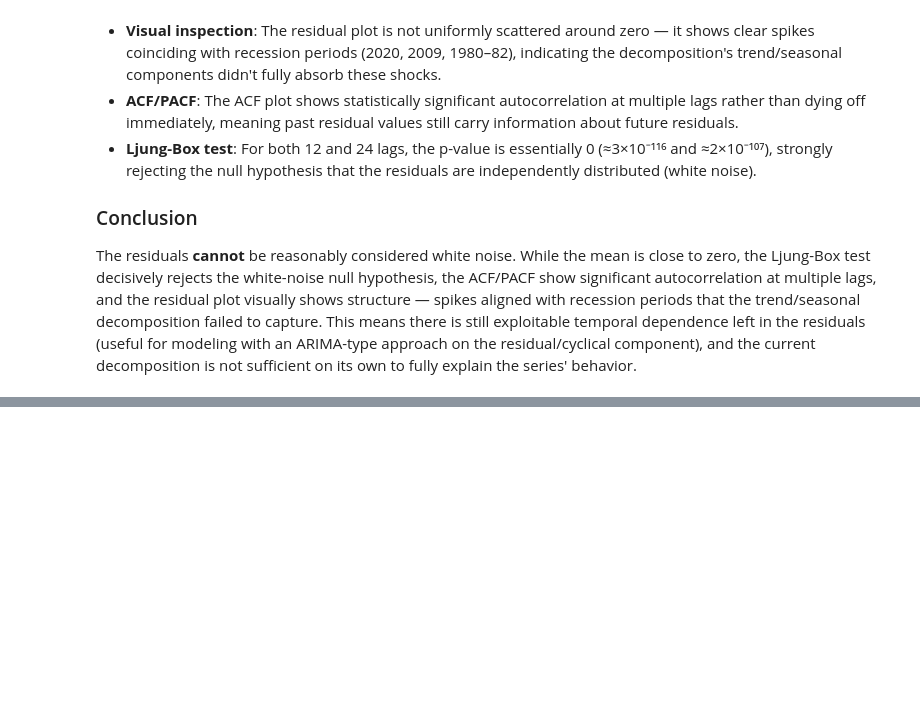
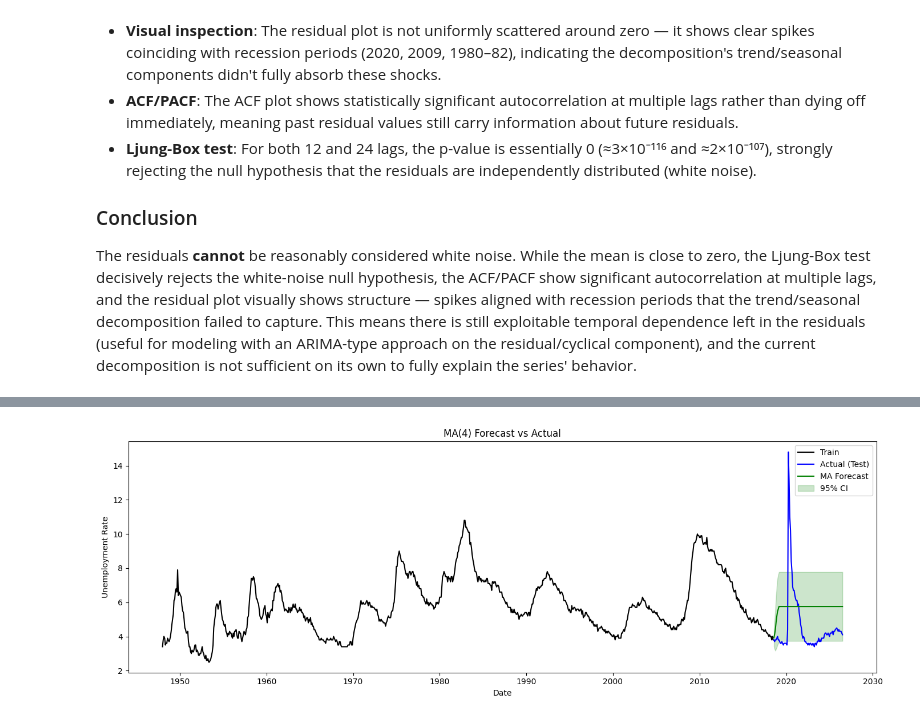
Before and after one commit to Amgad26/Time-Series, a Jupyter notebook: Code.ipynb, the cells around one changed output, grey strips where cells are left out. Saved outputs shown, nothing was run; the diff lists cells and outputs as text; code cells hidden in the pictures; blank space fills up the shorter version.

```diff
--- a/Code.ipynb
+++ b/Code.ipynb
@@ -315,0 +327,4 @@ The residuals **cannot** be reasonably considered white noise. While the mean is
+# %%
+train_size = int(len(dataset) * 0.9)
+train, test = dataset["unrate"].iloc[:train_size], dataset["unrate"].iloc[train_size:]
+print(f"Train: {len(train)}, Test: {len(test)}")
@@ -315,0 +333,12 @@ The residuals **cannot** be reasonably considered white noise. While the mean is
+# %%
+import warnings
+warnings.filterwarnings("ignore")
+
+ma_results = []
+
+for q in range(1, 8):
+    model = ARIMA(train, order=(0, 0, q)).fit()
+    ma_results.append((q, model.aic, model.bic))
+
+ma_results_df = pd.DataFrame(ma_results, columns=["q", "aic", "bic"]).sort_values("aic")
+ma_results_df
@@ -315,0 +354,4 @@ The residuals **cannot** be reasonably considered white noise. While the mean is
+# %%
+best_q = int(ma_results_df.iloc[0]["q"])
+ma_model = ARIMA(train, order=(0, 0, best_q)).fit()
+print(ma_model.summary())
@@ -315,0 +527,19 @@ The residuals **cannot** be reasonably considered white noise. While the mean is
+# %%
+ma_forecast_result = ma_model.get_forecast(steps=len(test))
+ma_forecast_mean = ma_forecast_result.predicted_mean
+ma_forecast_ci = ma_forecast_result.conf_int(alpha=0.05)
+
+plt.figure(figsize=(14, 5))
+plt.plot(train.index, train, label="Train", color="black")
+plt.plot(test.index, test, label="Actual (Test)", color="blue")
+plt.plot(test.index, ma_forecast_mean, label="MA Forecast", color="green")
+plt.fill_between(test.index, ma_forecast_ci.iloc[:, 0], ma_forecast_ci.iloc[:, 1],
+                  color="green", alpha=0.2, label="95% CI")
+plt.title(f"MA({best_q}) Forecast vs Actual")
+plt.xlabel("Date")
+plt.ylabel("Unemployment Rate")
+plt.legend()
+plt.tight_layout()
+plt.show()
+# %% [output]
+[figure, added]
```
Also changed, not shown: parts of 17 cells of this notebook.
